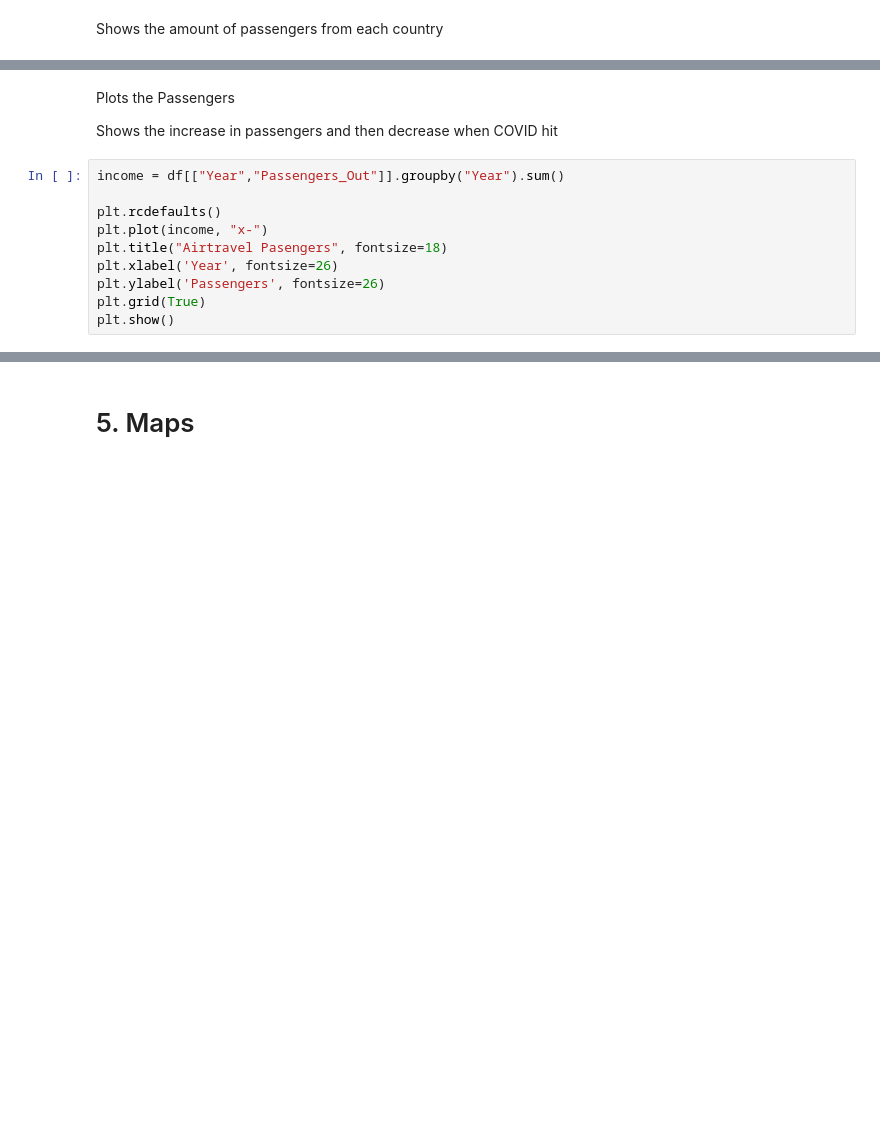
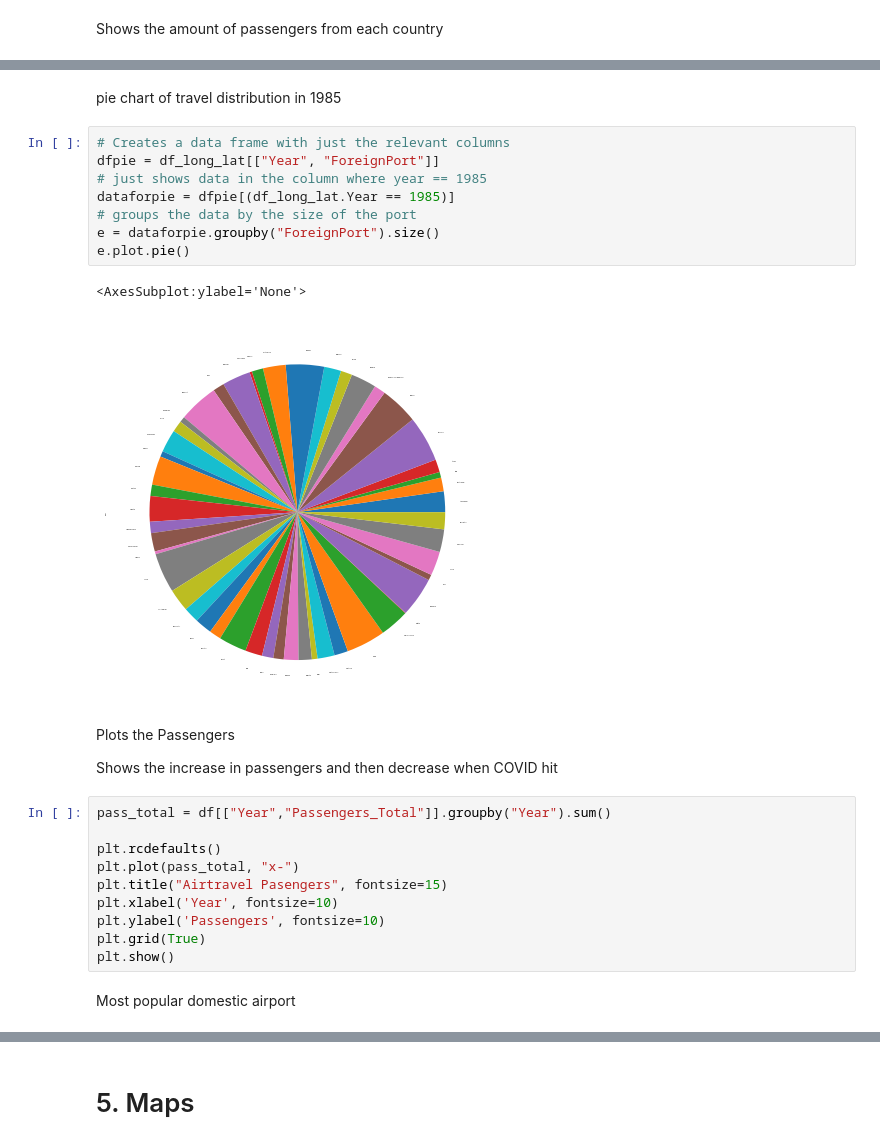
Before and after one commit to Anthony-Fr-1/data_project, a Jupyter notebook: FINAL Air Travel Data Assignment.ipynb, the cells around one changed output, grey strips where cells are left out. Cells and saved outputs as stored; diff of their text form; blank space fills up the shorter version.

```diff
--- a/FINAL Air Travel Data Assignment.ipynb
+++ b/FINAL Air Travel Data Assignment.ipynb
@@ -225,14 +250,29 @@ plt.show()
+# %% [markdown]
+pie chart of travel distribution in 1985
+# %%
+# Creates a data frame with just the relevant columns
+dfpie = df_long_lat[["Year", "ForeignPort"]]
+# just shows data in the column where year == 1985
+dataforpie = dfpie[(df_long_lat.Year == 1985)]
+# groups the data by the size of the port
+e = dataforpie.groupby("ForeignPort").size()
+e.plot.pie()
+# %% [output]
+<AxesSubplot:ylabel='None'>
+[figure, added]
 # %% [markdown]
 Plots the Passengers
 
 Shows the increase in passengers and then decrease when COVID hit
 # %%
-income = df[["Year","Passengers_Out"]].groupby("Year").sum()
+pass_total = df[["Year","Passengers_Total"]].groupby("Year").sum()
 
 plt.rcdefaults()
-plt.plot(income, "x-")
-plt.title("Airtravel Pasengers", fontsize=18)
-plt.xlabel('Year', fontsize=26)
-plt.ylabel('Passengers', fontsize=26)
+plt.plot(pass_total, "x-")
+plt.title("Airtravel Pasengers", fontsize=15)
+plt.xlabel('Year', fontsize=10)
+plt.ylabel('Passengers', fontsize=10)
 plt.grid(True)
 plt.show()
+# %% [markdown]
+Most popular domestic airport
```
Also changed, not shown: parts of 11 cells of this notebook.
